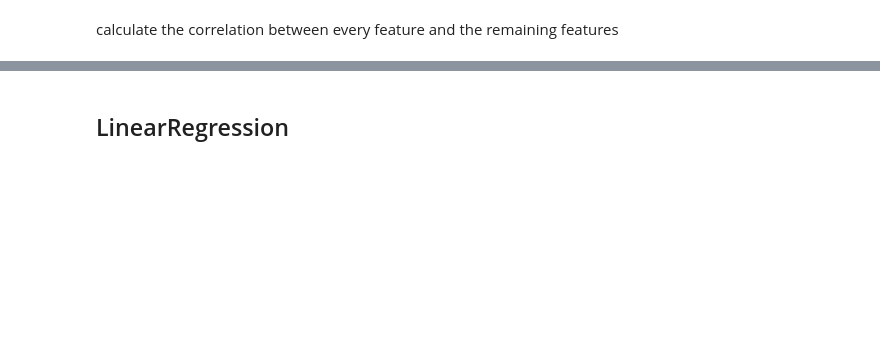
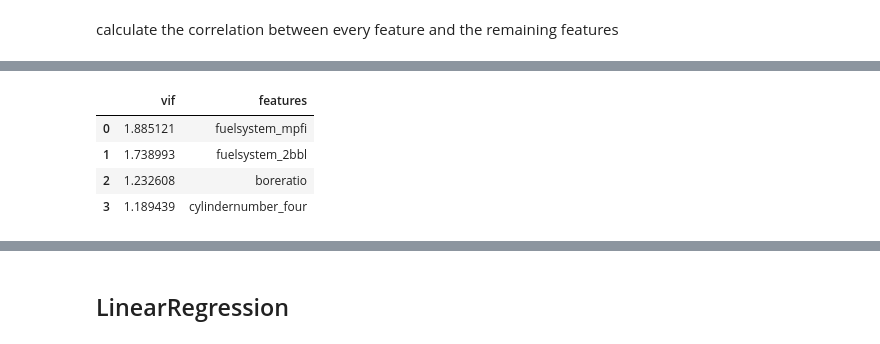
Before and after one commit to notfakearcher/yanjun, a Jupyter notebook: 01_topics/machine_learning/regression /simple regression.ipynb, the cells around one changed output, grey strips where cells are left out. Drawn from its saved outputs; the diff is of its cells as text; code cells hidden in the pictures; blank space fills up the shorter version.

```diff
--- a/01_topics/machine_learning/regression /simple regression.ipynb
+++ b/01_topics/machine_learning/regression /simple regression.ipynb
@@ -373,0 +326,16 @@ Name: price, Length: 190, dtype: float64
+# %%
+vif = [variance_inflation_factor(exog = X, exog_idx = i) for i in range(len(X.columns))]
+VIF = pd.DataFrame({'vif':vif, 'features' :X.columns}).sort_values(by = 'vif', ascending= False).reset_index(drop = True)
+# remove vif which is largger than 5
+cond = VIF.vif <= 5.0
+v = VIF[cond]
+X = X[v.features]
+vif = [variance_inflation_factor(exog = X, exog_idx = i) for i in range(len(X.columns))]
+VIF = pd.DataFrame({'vif':vif, 'features' :X.columns}).sort_values(by = 'vif', ascending= False).reset_index(drop = True)
+VIF
+# %% [output]
+|  | vif | features |
+| 0 | 1.885121 | fuelsystem_mpfi |
+| 1 | 1.738993 | fuelsystem_2bbl |
+| 2 | 1.232608 | boreratio |
+| 3 | 1.189439 | cylindernumber_four |
```
Also changed, not shown: parts of 15 cells of this notebook.
